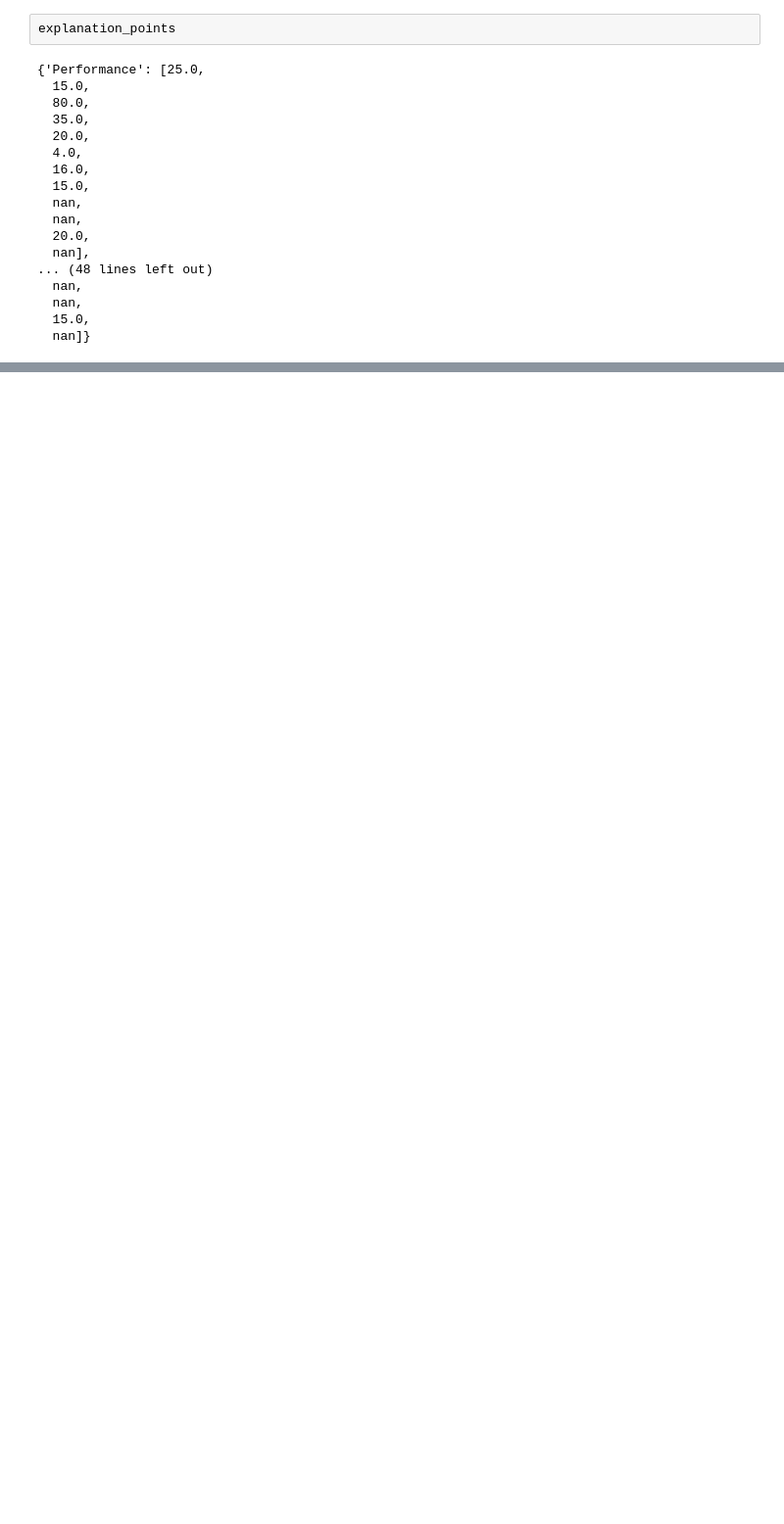
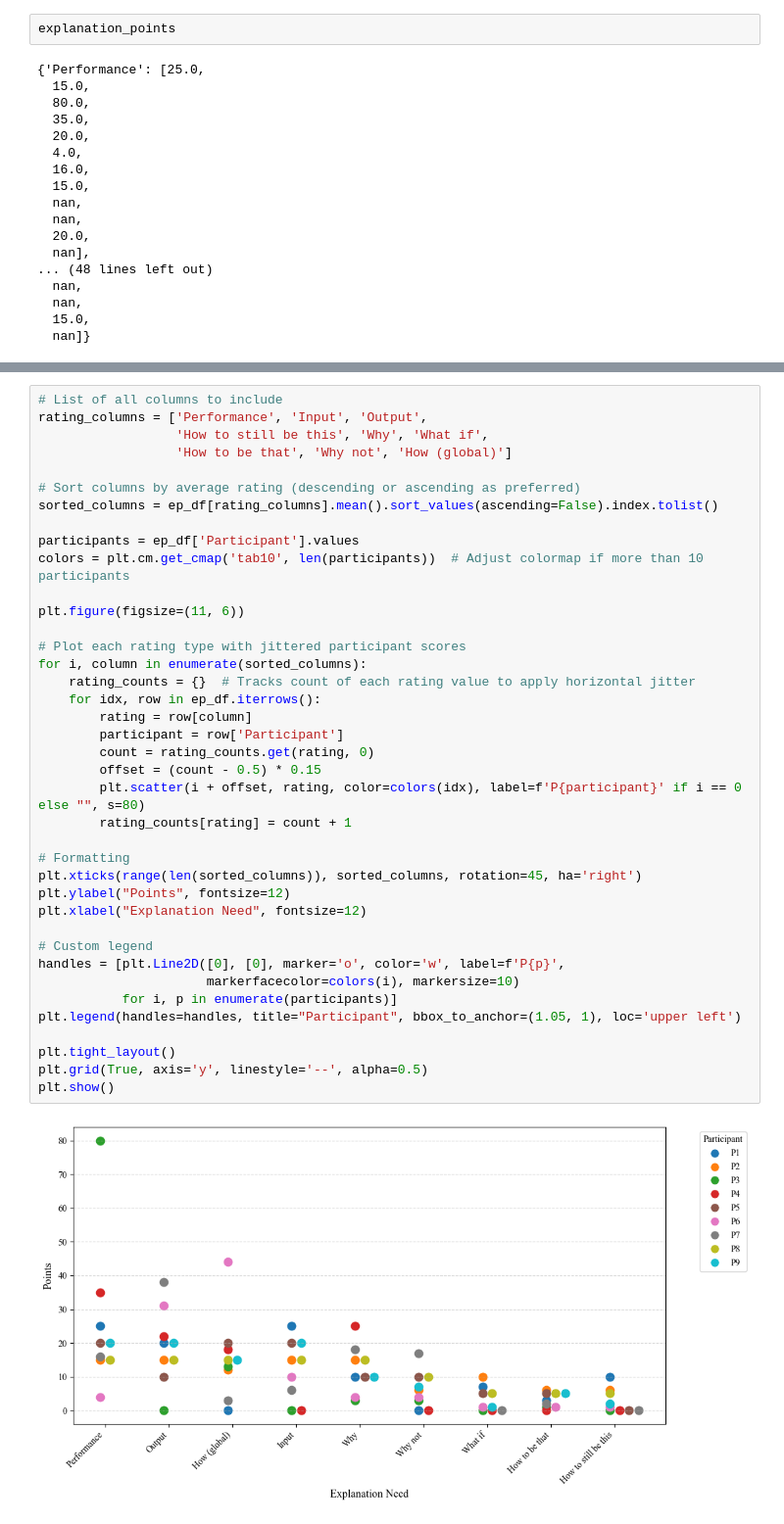
Before and after one commit to TaravMierlo/KAN, a Jupyter notebook: requirements_elicitation/requirements_results.ipynb, the cells around one changed output, grey strips where cells are left out. Shown: that part at 98% size. Saved outputs shown, nothing was run; the diff lists cells and outputs as text; blank space fills up the shorter version.

```diff
--- a/requirements_elicitation/requirements_results.ipynb
+++ b/requirements_elicitation/requirements_results.ipynb
@@ -372,3 +374,44 @@ plt.show()
+# %%
+# List of all columns to include
+rating_columns = ['Performance', 'Input', 'Output',
+                  'How to still be this', 'Why', 'What if',
+                  'How to be that', 'Why not', 'How (global)']
+
+# Sort columns by average rating (descending or ascending as preferred)
+sorted_columns = ep_df[rating_columns].mean().sort_values(ascending=False).index.tolist()
+
+participants = ep_df['Participant'].values
+colors = plt.cm.get_cmap('tab10', len(participants))  # Adjust colormap if more than 10 participants
+
+plt.figure(figsize=(11, 6))
+
+# Plot each rating type with jittered participant scores
+for i, column in enumerate(sorted_columns):
+    rating_counts = {}  # Tracks count of each rating value to apply horizontal jitter
+    for idx, row in ep_df.iterrows():
+        rating = row[column]
+        participant = row['Participant']
+        count = rating_counts.get(rating, 0)
+        offset = (count - 0.5) * 0.15
+        plt.scatter(i + offset, rating, color=colors(idx), label=f'P{participant}' if i == 0 else "", s=80)
+        rating_counts[rating] = count + 1
+
+# Formatting
+plt.xticks(range(len(sorted_columns)), sorted_columns, rotation=45, ha='right')
+plt.ylabel("Points", fontsize=12)
+plt.xlabel("Explanation Need", fontsize=12)
+
+# Custom legend
+handles = [plt.Line2D([0], [0], marker='o', color='w', label=f'P{p}',
+                      markerfacecolor=colors(i), markersize=10)
+           for i, p in enumerate(participants)]
+plt.legend(handles=handles, title="Participant", bbox_to_anchor=(1.05, 1), loc='upper left')
+
+plt.tight_layout()
+plt.grid(True, axis='y', linestyle='--', alpha=0.5)
+plt.show()
+# %% [output]
+[figure, added]
 # %%
 ep_df
 # %% [output]
```
Also changed, not shown: parts of 7 cells of this notebook, 2 other files.
